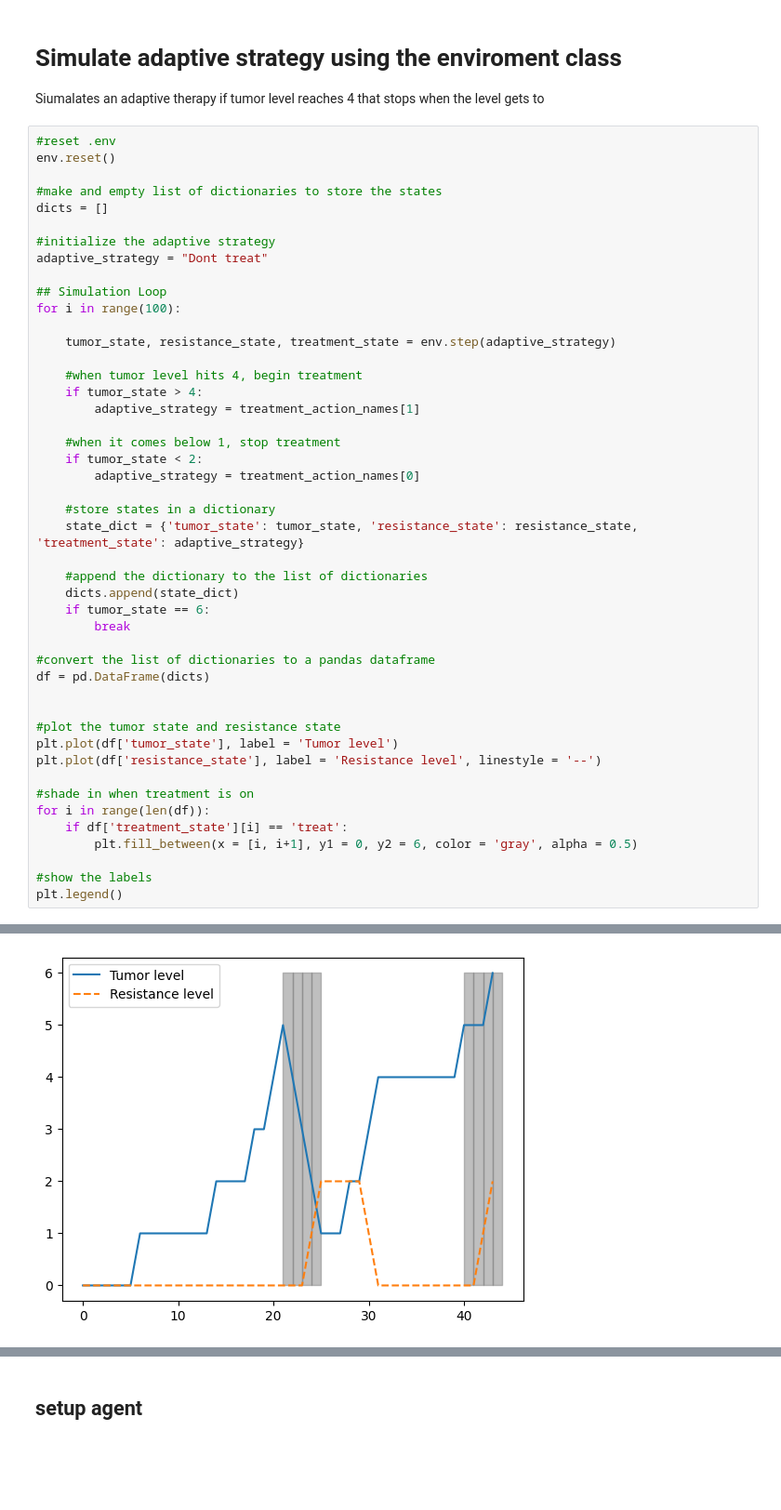
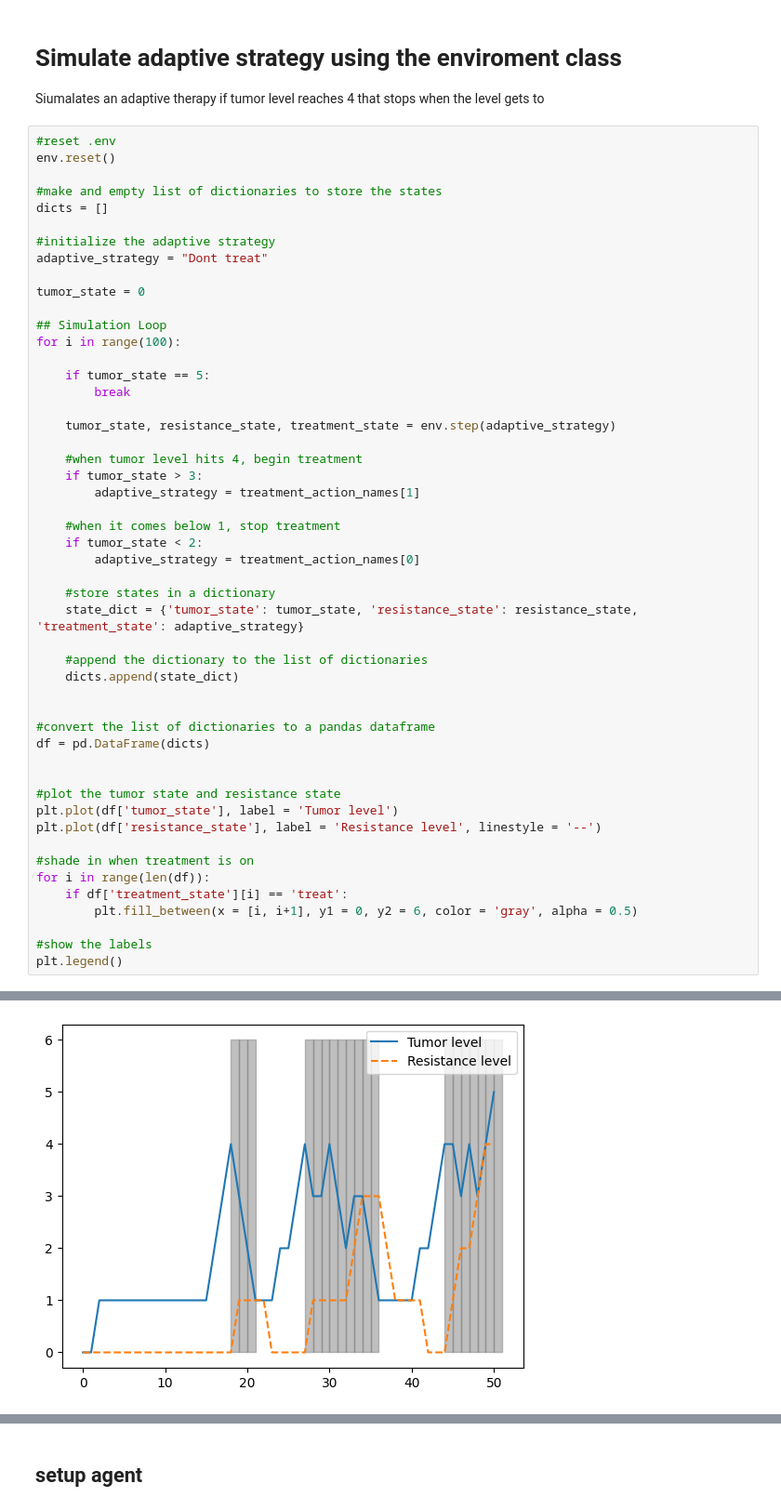
Before and after one commit to emilfrej/Active-Inference-Adaptive-Therapy, a Jupyter notebook: Python/discrete_sim_notebook.ipynb, the cells around one changed output, grey strips where cells are left out. Shown at 93% size. Drawn from its saved outputs; the diff is of its cells as text; blank space fills up the shorter version.

```diff
--- a/Python/discrete_sim_notebook.ipynb
+++ b/Python/discrete_sim_notebook.ipynb
@@ -458,42 +458,46 @@ dicts = []
 #initialize the adaptive strategy
 adaptive_strategy = "Dont treat"
 
+tumor_state = 0
+
 ## Simulation Loop
 for i in range(100):
+
+    if tumor_state == 5:
+        break
 
     tumor_state, resistance_state, treatment_state = env.step(adaptive_strategy)
 
     #when tumor level hits 4, begin treatment
-    if tumor_state > 4:
+    if tumor_state > 3:
         adaptive_strategy = treatment_action_names[1]
 
     #when it comes below 1, stop treatment
     if tumor_state < 2:
         adaptive_strategy = treatment_action_names[0]
 
     #store states in a dictionary
     state_dict = {'tumor_state': tumor_state, 'resistance_state': resistance_state, 'treatment_state': adaptive_strategy}
 
     #append the dictionary to the list of dictionaries
     dicts.append(state_dict)
-    if tumor_state == 6:
-        break
+
 
 #convert the list of dictionaries to a pandas dataframe
 df = pd.DataFrame(dicts)
 
 
 #plot the tumor state and resistance state
 plt.plot(df['tumor_state'], label = 'Tumor level')
 plt.plot(df['resistance_state'], label = 'Resistance level', linestyle = '--')
 
 #shade in when treatment is on
 for i in range(len(df)):
     if df['treatment_state'][i] == 'treat':
         plt.fill_between(x = [i, i+1], y1 = 0, y2 = 6, color = 'gray', alpha = 0.5)
 
 #show the labels
 plt.legend()
 # %% [output]
 <matplotlib.legend.Legend at 0x...>
-[figure, old version]
+[figure, new version]
```
Also changed, not shown: parts of 5 cells of this notebook.
